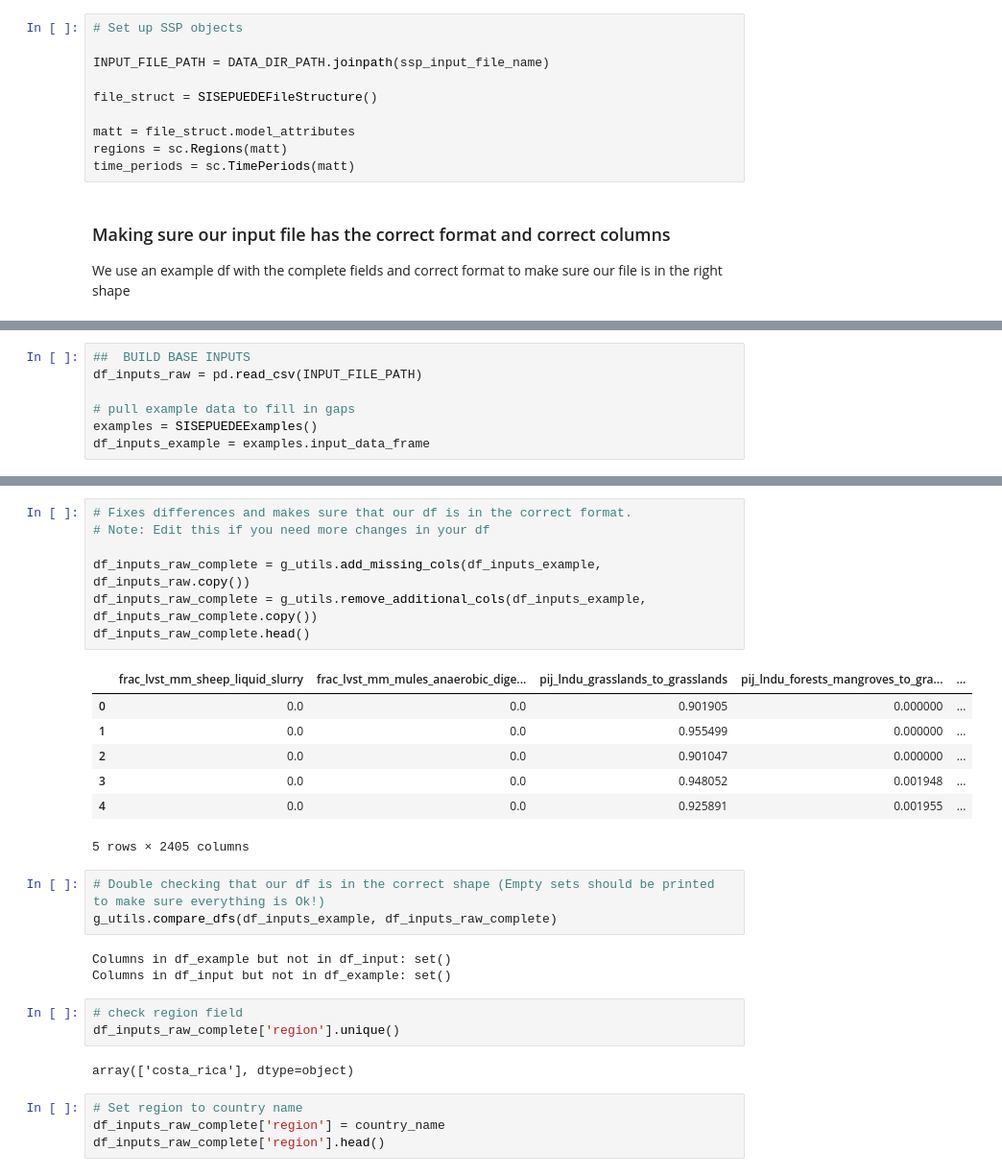
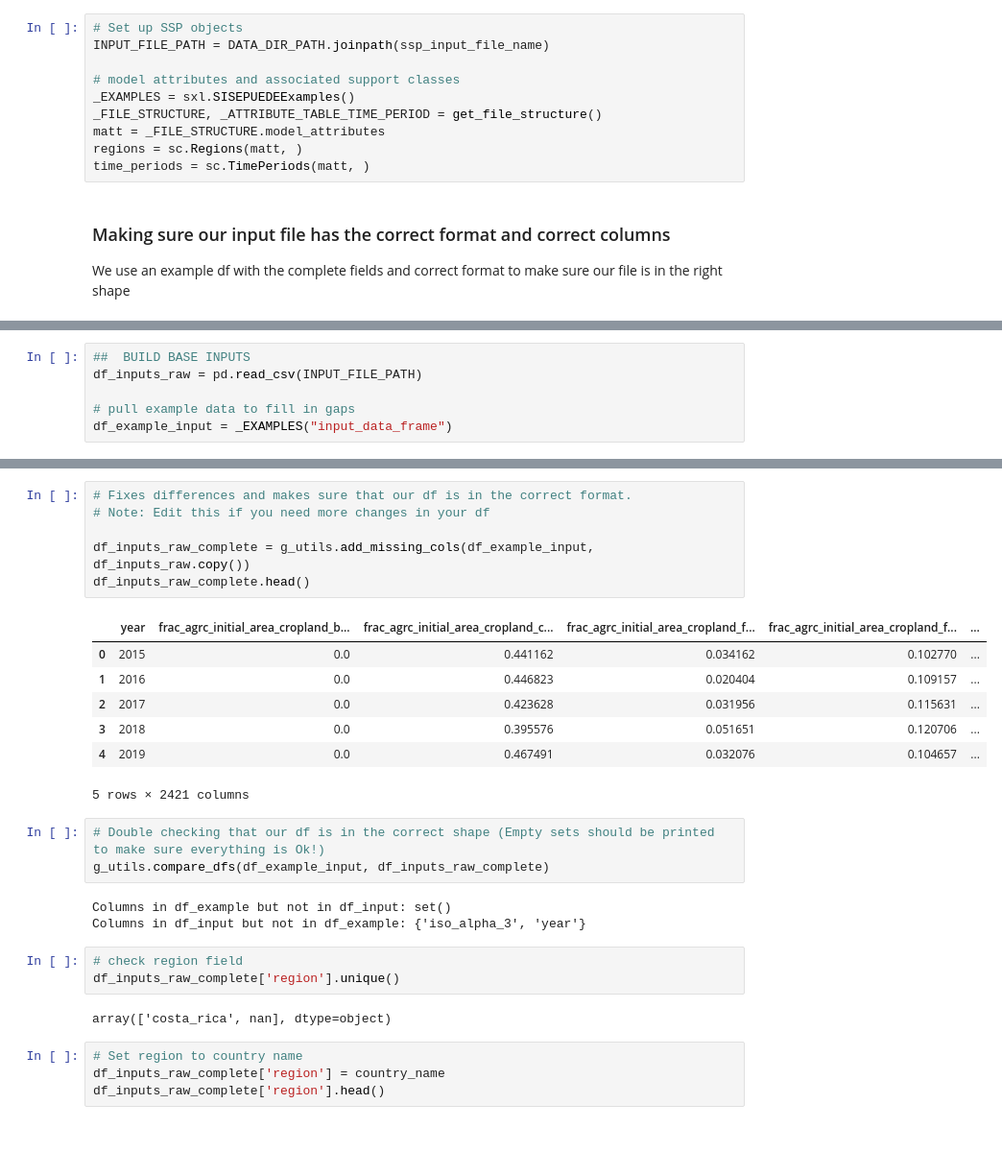
Before and after one commit to sisepuede-framework/ssp_egypt, a Jupyter notebook: ssp_modeling/notebooks/egypt_manager_wb.ipynb, the cells around one changed output, grey strips where cells are left out. Shown at 96% size. Saved outputs shown, nothing was run; the diff lists cells and outputs as text; blank space fills up the shorter version.

Commit message:
update model to latest version of sisepuede

```diff
--- a/ssp_modeling/notebooks/egypt_manager_wb.ipynb
+++ b/ssp_modeling/notebooks/egypt_manager_wb.ipynb
@@ -90,13 +154,13 @@ logger.info(f"Set lndu reallocation factor to zero flag: {set_lndu_reallocation_
 # %%
 # Set up SSP objects
-
 INPUT_FILE_PATH = DATA_DIR_PATH.joinpath(ssp_input_file_name)
 
-file_struct = SISEPUEDEFileStructure()
-
-matt = file_struct.model_attributes
-regions = sc.Regions(matt)
-time_periods = sc.TimePeriods(matt)
+# model attributes and associated support classes
+_EXAMPLES = sxl.SISEPUEDEExamples()
+_FILE_STRUCTURE, _ATTRIBUTE_TABLE_TIME_PERIOD = get_file_structure()
+matt = _FILE_STRUCTURE.model_attributes
+regions = sc.Regions(matt, )
+time_periods = sc.TimePeriods(matt, )
 # %% [markdown]
 ### Making sure our input file has the correct format and correct columns
 We use an example df with the complete fields and correct format to make sure our file is in the right shape
@@ -105,7 +173,6 @@ We use an example df with the complete fields and correct format to make sure ou
 df_inputs_raw = pd.read_csv(INPUT_FILE_PATH)
 
 # pull example data to fill in gaps
-examples = SISEPUEDEExamples()
-df_inputs_example = examples.input_data_frame
+df_example_input = _EXAMPLES("input_data_frame")
 # %%
 # Double checking that our df is in the correct shape (Empty sets should be printed to make sure everything is Ok!)
@@ -125,29 +192,28 @@ else:
 # %%
 # Fixes differences and makes sure that our df is in the correct format.
 # Note: Edit this if you need more changes in your df
 
-df_inputs_raw_complete = g_utils.add_missing_cols(df_inputs_example, df_inputs_raw.copy())
-df_inputs_raw_complete = g_utils.remove_additional_cols(df_inputs_example, df_inputs_raw_complete.copy())
+df_inputs_raw_complete = g_utils.add_missing_cols(df_example_input, df_inputs_raw.copy())
 df_inputs_raw_complete.head()
 # %% [output]
-|  | frac_lvst_mm_sheep_liquid_slurry | frac_lvst_mm_mules_anaerobic_dige... | pij_lndu_grasslands_to_grasslands | pij_lndu_forests_mangroves_to_gra... | ... |
-| 0 | 0.0 | 0.0 | 0.901905 | 0.000000 | ... |
-| 1 | 0.0 | 0.0 | 0.955499 | 0.000000 | ... |
-| 2 | 0.0 | 0.0 | 0.901047 | 0.000000 | ... |
-| 3 | 0.0 | 0.0 | 0.948052 | 0.001948 | ... |
-| 4 | 0.0 | 0.0 | 0.925891 | 0.001955 | ... |
+|  | year | frac_agrc_initial_area_cropland_b... | frac_agrc_initial_area_cropland_c... | frac_agrc_initial_area_cropland_f... | frac_agrc_initial_area_cropland_f... | ... |
+| 0 | 2015 | 0.0 | 0.441162 | 0.034162 | 0.102770 | ... |
+| 1 | 2016 | 0.0 | 0.446823 | 0.020404 | 0.109157 | ... |
+| 2 | 2017 | 0.0 | 0.423628 | 0.031956 | 0.115631 | ... |
+| 3 | 2018 | 0.0 | 0.395576 | 0.051651 | 0.120706 | ... |
+| 4 | 2019 | 0.0 | 0.467491 | 0.032076 | 0.104657 | ... |
-5 rows × 2405 columns
+5 rows × 2421 columns
 # %%
 # Double checking that our df is in the correct shape (Empty sets should be printed to make sure everything is Ok!)
-g_utils.compare_dfs(df_inputs_example, df_inputs_raw_complete)
+g_utils.compare_dfs(df_example_input, df_inputs_raw_complete)
 # %% [output]
 Columns in df_example but not in df_input: set()
-Columns in df_input but not in df_example: set()
+Columns in df_input but not in df_example: {'iso_alpha_3', 'year'}
 # %%
 # check region field
 df_inputs_raw_complete['region'].unique()
 # %% [output]
-array(['costa_rica'], dtype=object)
+array(['costa_rica', nan], dtype=object)
 # %%
 # Set region to country name
 df_inputs_raw_complete['region'] = country_name
```
Also changed, not shown: parts of 22 cells of this notebook, 3 other files.
